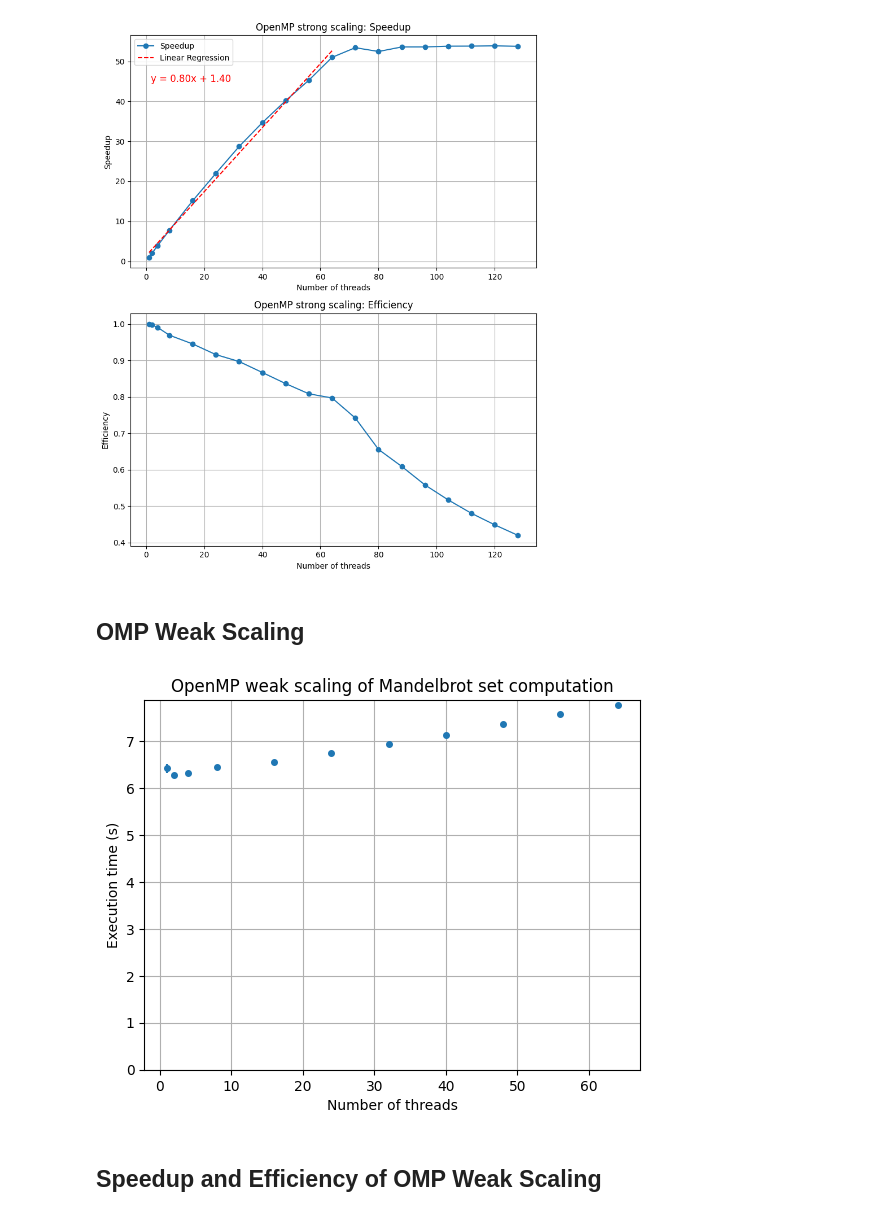
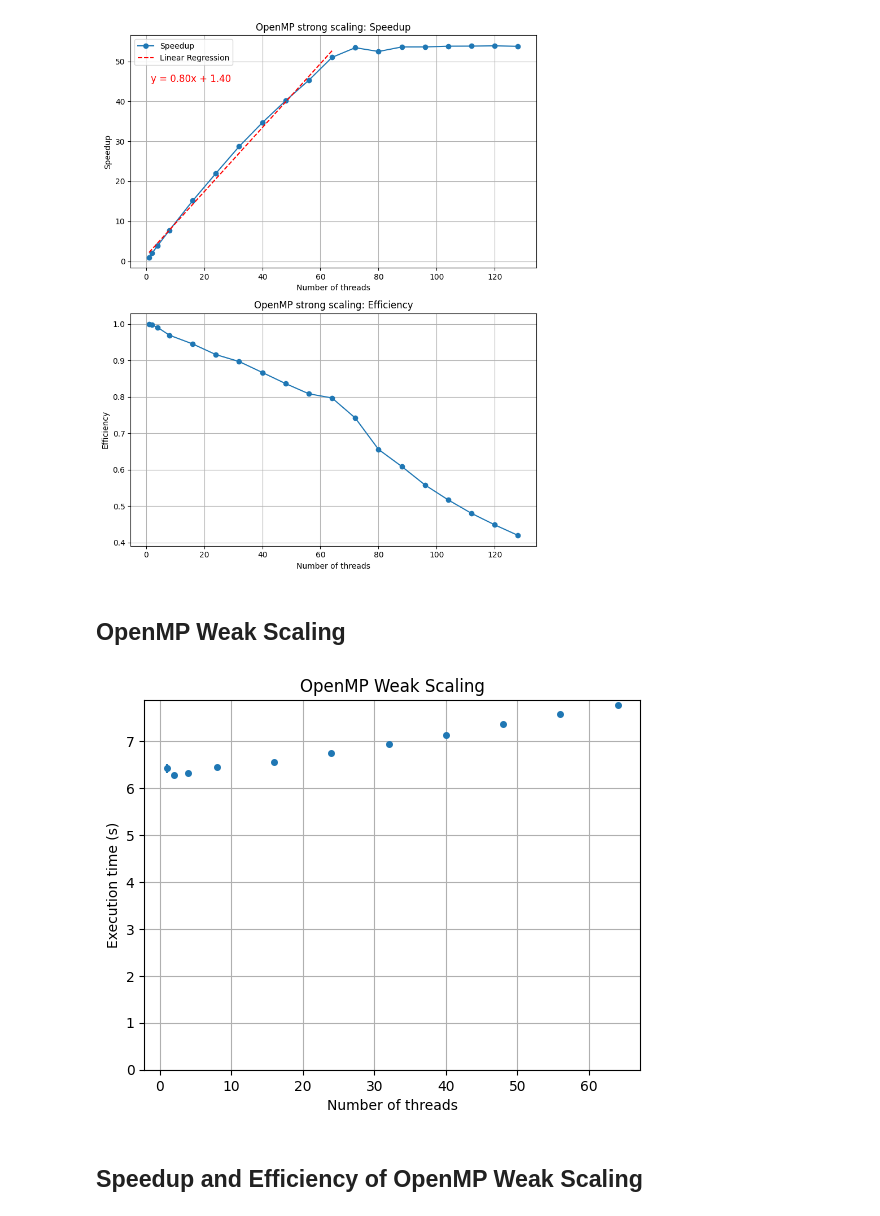
Before and after one commit to mzampar/High_Performance_Computing_2023, a Jupyter notebook: Excercise_2_c/scaling/results/analysis.ipynb, the cells around one changed output. Saved outputs shown, nothing was run; the diff lists cells and outputs as text; code cells hidden in the pictures.

```diff
--- a/Excercise_2_c/scaling/results/analysis.ipynb
+++ b/Excercise_2_c/scaling/results/analysis.ipynb
@@ -191,22 +191,22 @@ plt.show()
 # %% [output]
 [figure]
 # %% [markdown]
-## OMP Weak Scaling
+## OpenMP Weak Scaling
 # %%
 omp_weak_mean_times = omp_weak_times.groupby('Threads').mean()
 omp_weak_std_times = omp_weak_times.groupby('Threads').std()
 
 plt.errorbar(omp_weak_mean_times.index, omp_weak_mean_times['Elapsed Time(s)'], yerr=omp_weak_std_times['Elapsed Time(s)'], fmt='o', markersize=4)
 plt.xlabel('Number of threads')
 plt.ylabel('Execution time (s)')
-plt.title('OpenMP weak scaling of Mandelbrot set computation')
+plt.title('OpenMP Weak Scaling')
 plt.ylim(0, None)
 plt.grid()
 plt.show()
 # %% [output]
-[figure, old version]
+[figure, new version]
 # %% [markdown]
-## Speedup and Efficiency of OMP Weak Scaling
+## Speedup and Efficiency of OpenMP Weak Scaling
 # %%
 omp_weak_serial_time = omp_weak_mean_times['Elapsed Time(s)'].iloc[0]
 
```
Also changed, not shown: parts of 10 cells of this notebook, 6 other files.
